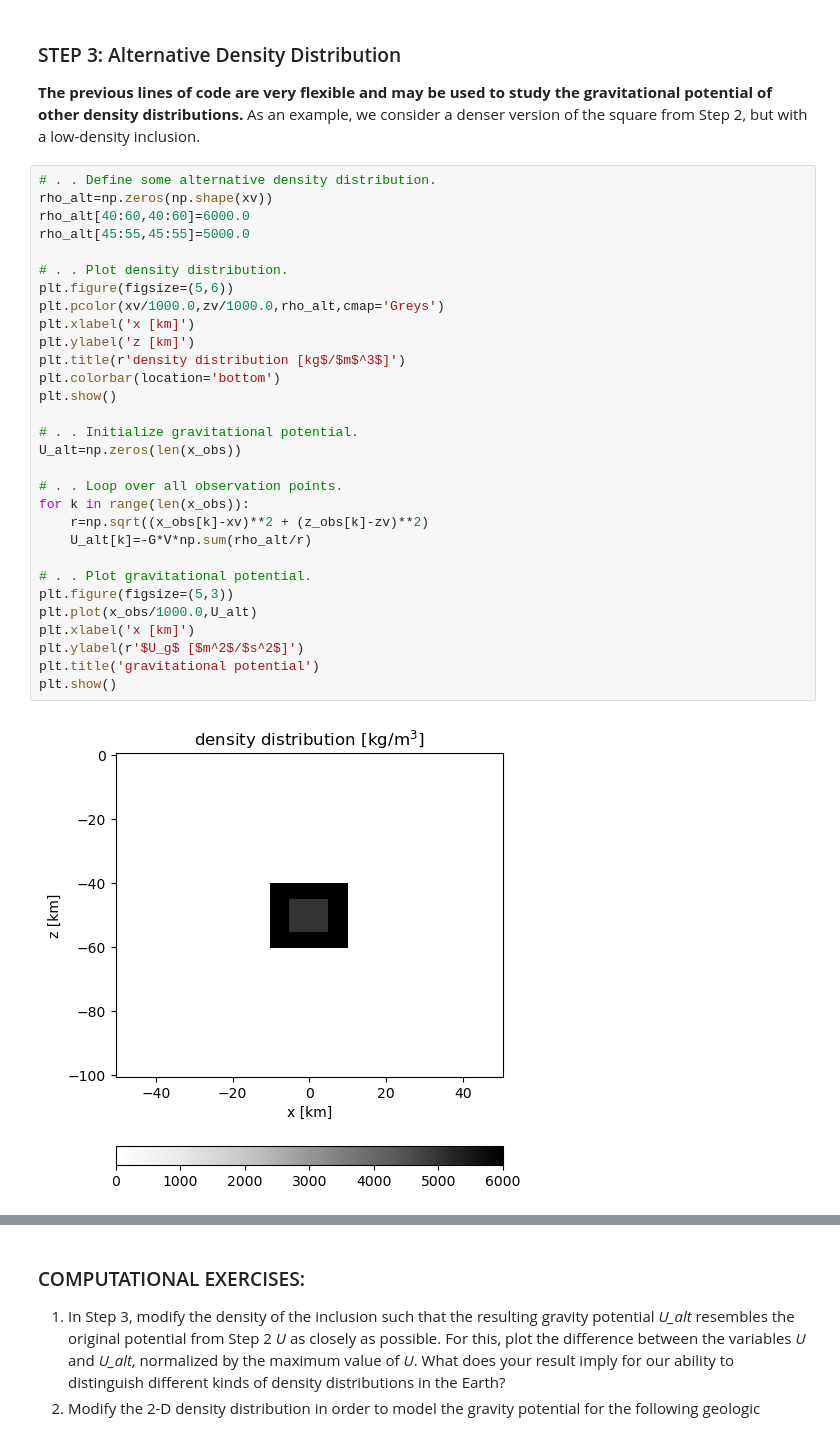
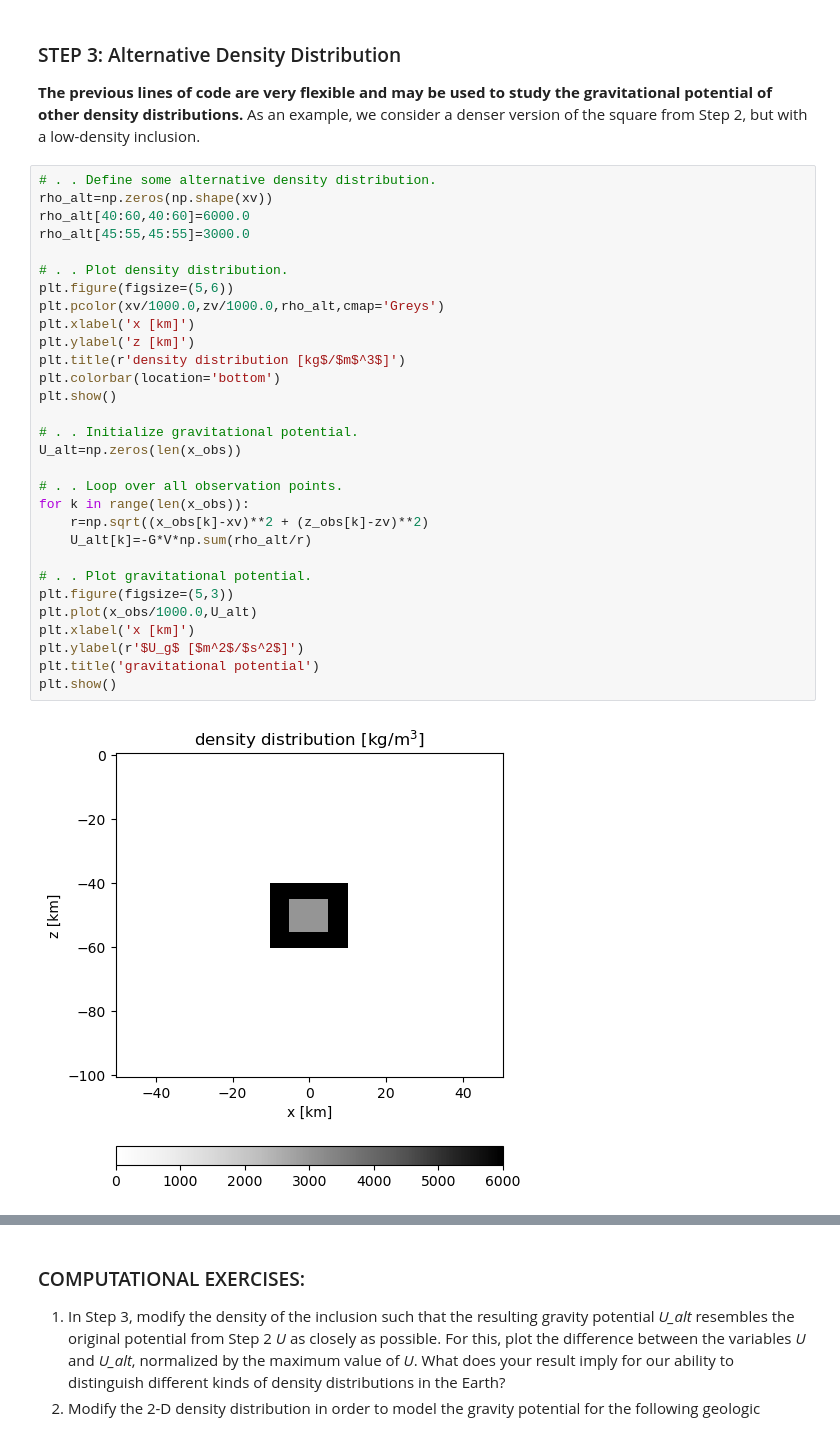
Before and after one commit to lillian-hanson/gpgn-318-328-notebooks, a Jupyter notebook: gpgn328/Assignment2-1.ipynb, the cells around one changed output, grey strips where cells are left out. Cells and saved outputs as stored; diff of their text form.

Commit message:
add graph for 4-5-a

```diff
--- a/gpgn328/Assignment2-1.ipynb
+++ b/gpgn328/Assignment2-1.ipynb
@@ -182,32 +182,32 @@ plt.show()
 # %%
 # . . Define some alternative density distribution.
 rho_alt=np.zeros(np.shape(xv))
 rho_alt[40:60,40:60]=6000.0
-rho_alt[45:55,45:55]=5000.0
+rho_alt[45:55,45:55]=3000.0
 
 # . . Plot density distribution.
 plt.figure(figsize=(5,6))
 plt.pcolor(xv/1000.0,zv/1000.0,rho_alt,cmap='Greys')
 plt.xlabel('x [km]')
 plt.ylabel('z [km]')
 plt.title(r'density distribution [kg$/$m$^3$]')
 plt.colorbar(location='bottom')
 plt.show()
 
 # . . Initialize gravitational potential.
 U_alt=np.zeros(len(x_obs))
 
 # . . Loop over all observation points.
 for k in range(len(x_obs)):
     r=np.sqrt((x_obs[k]-xv)**2 + (z_obs[k]-zv)**2)
     U_alt[k]=-G*V*np.sum(rho_alt/r)
 
 # . . Plot gravitational potential.
 plt.figure(figsize=(5,3))
 plt.plot(x_obs/1000.0,U_alt)
 plt.xlabel('x [km]')
 plt.ylabel(r'$U_g$ [$m^2$/$s^2$]')
 plt.title('gravitational potential')
 plt.show()
 # %% [output]
-[figure, old version]
+[figure, new version]
```
Also changed, not shown: parts of 3 cells of this notebook.
